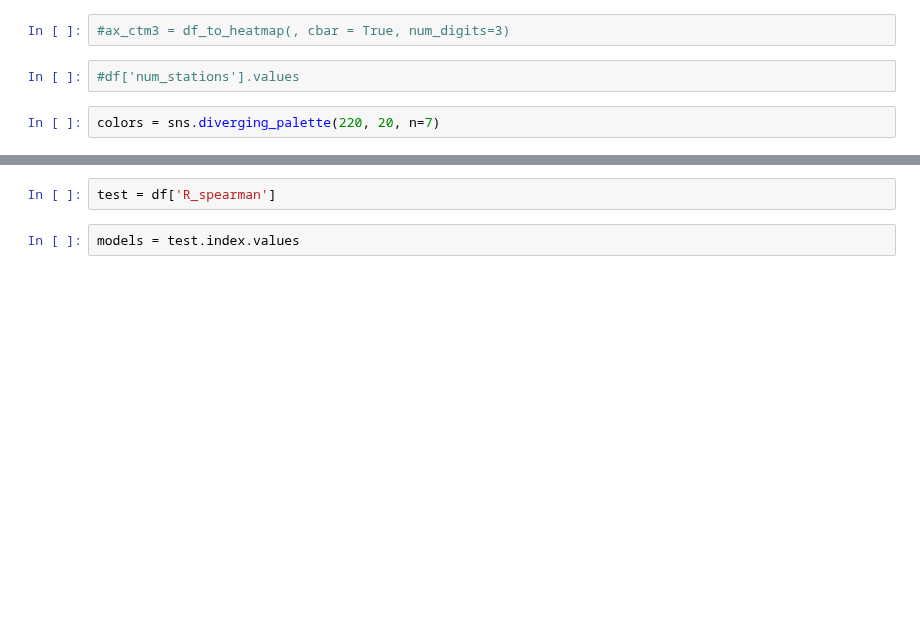
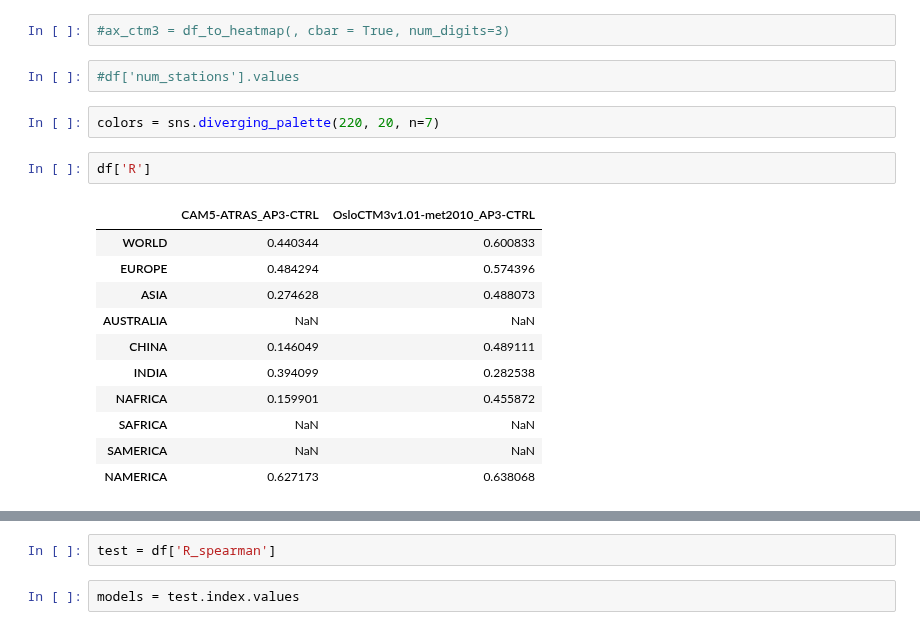
Before and after one commit to metno/pyaerocom, a Jupyter notebook: notebooks/heatmaps.ipynb, the cells around one changed output, grey strips where cells are left out. Cells and saved outputs as stored; diff of their text form; blank space fills up the shorter version.

```diff
--- a/notebooks/heatmaps.ipynb
+++ b/notebooks/heatmaps.ipynb
@@ -433,3 +441,17 @@ df = df.swaplevel(0,1).unstack()
 #df['num_stations'].values
 # %%
 colors = sns.diverging_palette(220, 20, n=7)
+# %%
+df['R']
+# %% [output]
+|  | CAM5-ATRAS_AP3-CTRL | OsloCTM3v1.01-met2010_AP3-CTRL |
+| WORLD | 0.440344 | 0.600833 |
+| EUROPE | 0.484294 | 0.574396 |
+| ASIA | 0.274628 | 0.488073 |
+| AUSTRALIA | NaN | NaN |
+| CHINA | 0.146049 | 0.489111 |
+| INDIA | 0.394099 | 0.282538 |
+| NAFRICA | 0.159901 | 0.455872 |
+| SAFRICA | NaN | NaN |
+| SAMERICA | NaN | NaN |
+| NAMERICA | 0.627173 | 0.638068 |
```
Also changed, not shown: parts of 17 cells of this notebook, 2 other files.
